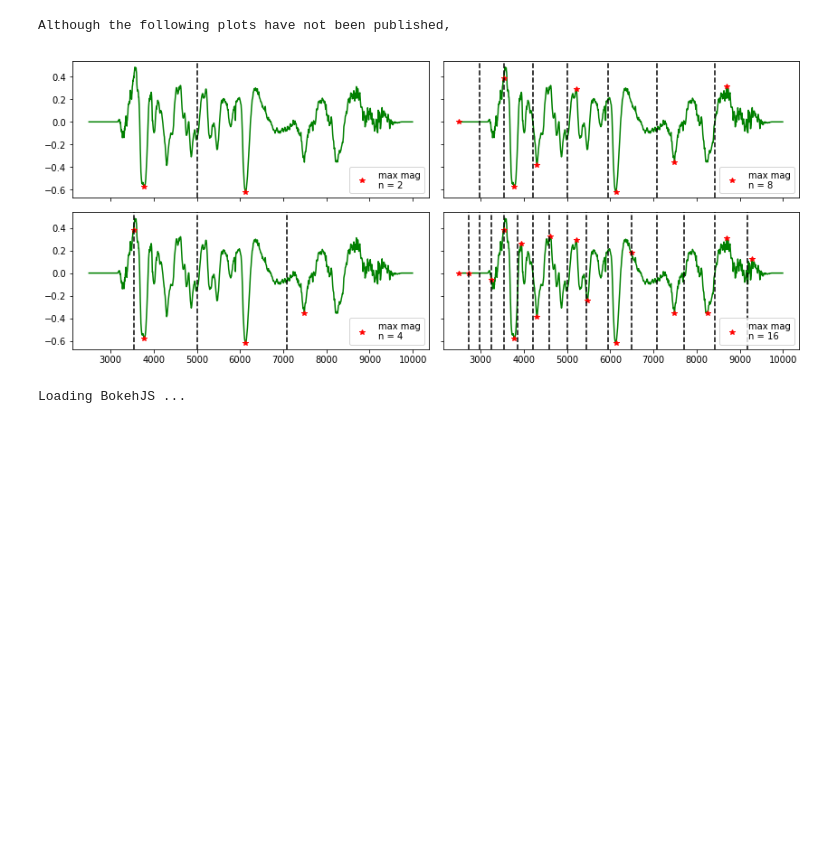
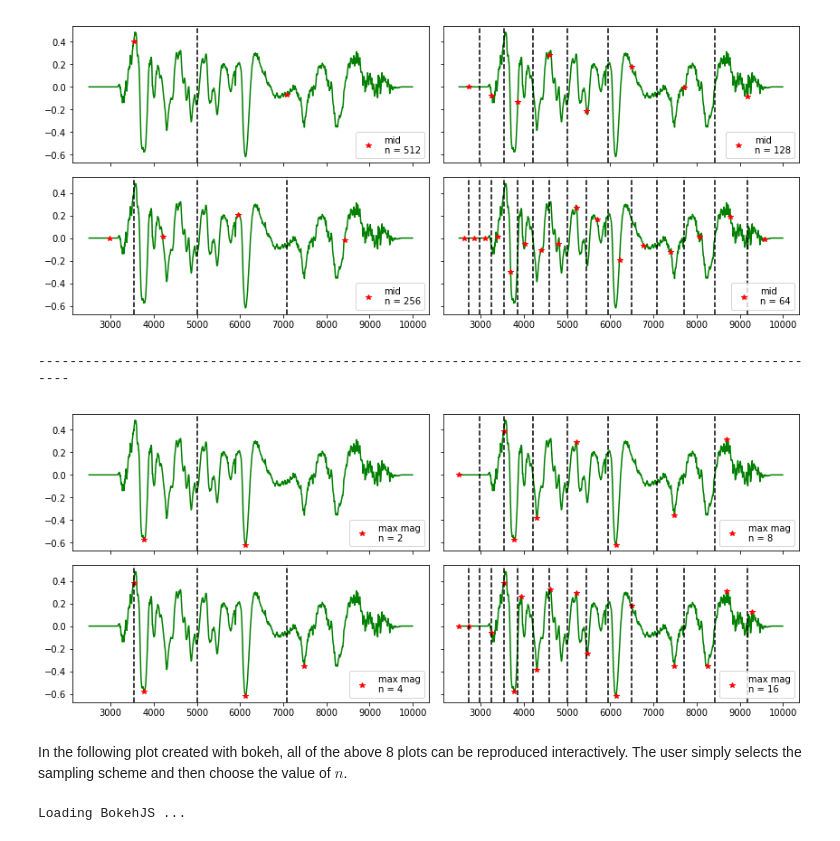
Before and after one commit to benstahl92/python-ay250-homeworks, a Jupyter notebook: hw_2/hw_2.ipynb, the cells around one changed output. Drawn from its saved outputs; the diff is of its cells as text; code cells hidden in the pictures; blank space fills up the shorter version.

```diff
--- a/hw_2/hw_2.ipynb
+++ b/hw_2/hw_2.ipynb
@@ -13,12 +35,13 @@ from matplotlib.ticker import MultipleLocator
 # %%
-# part 1
-
-print('''Although the following plots have not been published, ''')
-
+display(Image(filename='hw_2_data/mid.png'))
+print('------------------------------------------------------------------------------------------------------')
 display(Image(filename='hw_2_data/max_mag.png'))
 # %% [output]
+[figure, new version]
-Although the following plots have not been published,
+------------------------------------------------------------------------------------------------------
-[figure, old version]
+[figure, added]
+# %% [markdown]
+In the following plot created with bokeh, all of the above 8 plots can be reproduced interactively. The user simply selects the sampling scheme and then choose the value of $n$.
 # %%
 # load spectrum file
 spec = np.genfromtxt('hw_2_data/SN1997y-proc.txt')
```
Also changed, not shown: parts of 7 cells of this notebook.
